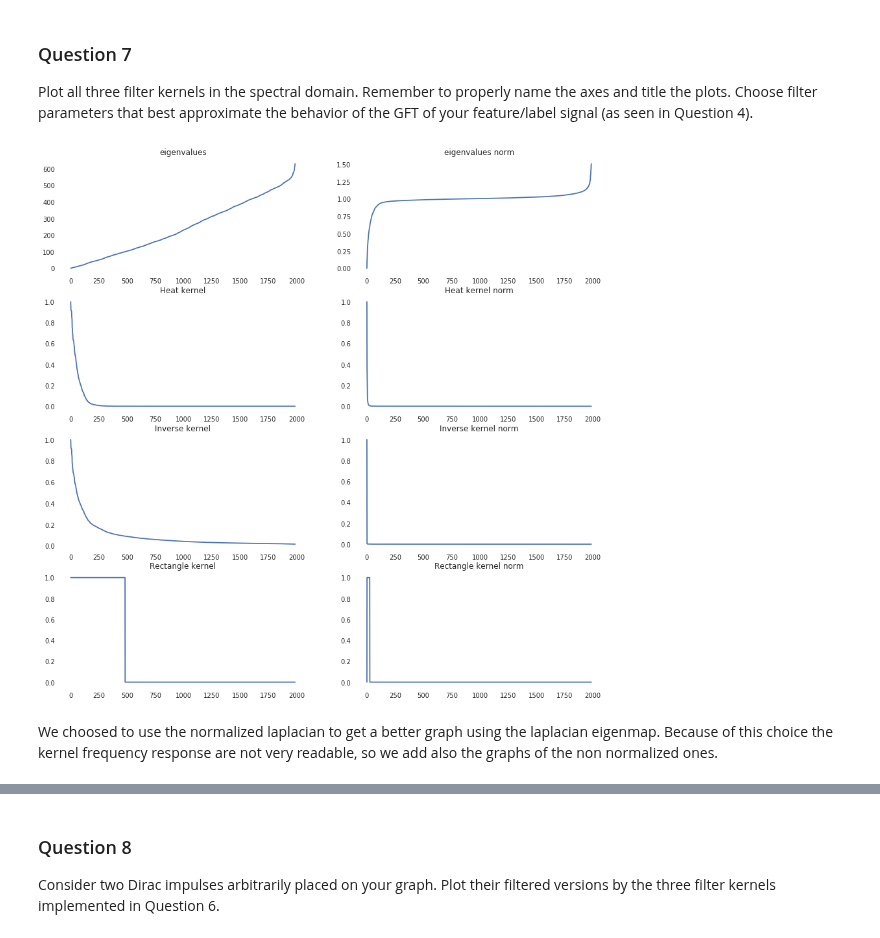
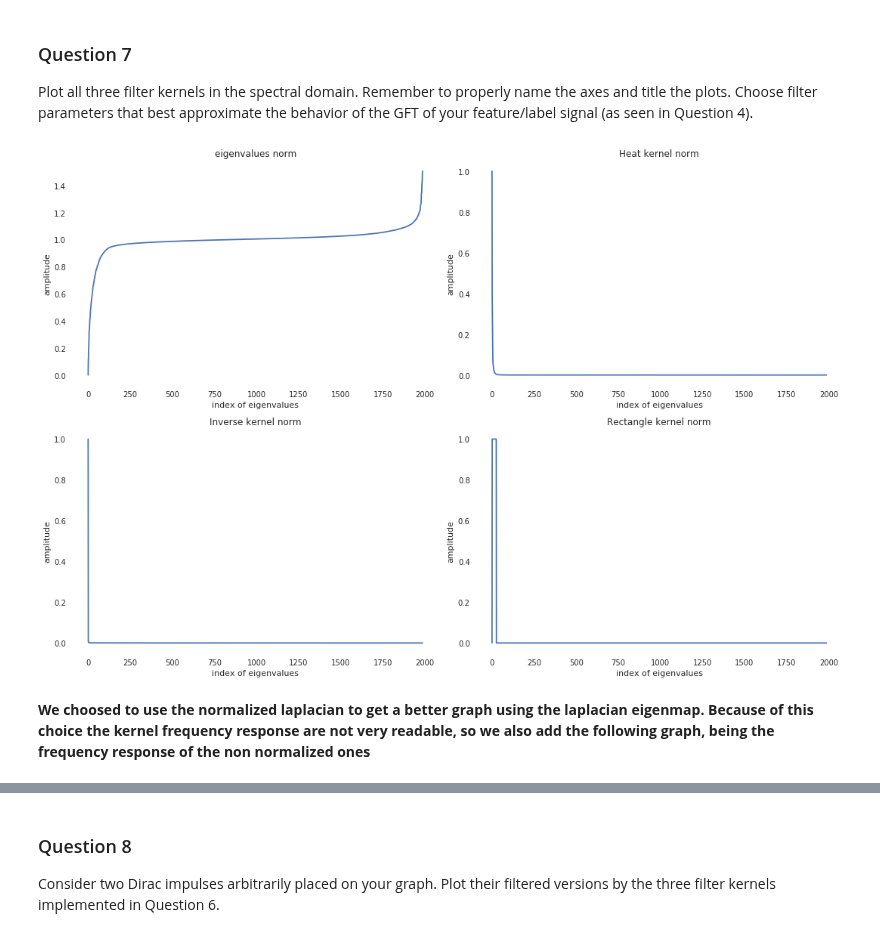
Before and after one commit to TTimTT/NTDS_Project, a Jupyter notebook: milestone_4/Tim_graph_signal_processing.ipynb, the cells around one changed output, grey strips where cells are left out. Cells and saved outputs as stored; diff of their text form; code cells hidden in the pictures.

```diff
--- a/milestone_4/Tim_graph_signal_processing.ipynb
+++ b/milestone_4/Tim_graph_signal_processing.ipynb
@@ -280,32 +280,34 @@ def graph_filter(x, kernel, **kwargs):
 Plot all three filter kernels in the spectral domain. Remember to properly name the axes and title the plots. Choose filter parameters that best approximate the behavior of the GFT of your feature/label signal (as seen in Question 4).
 # %%
 e_non_norm, v_non_norm = np.linalg.eigh(laplacian) # Ordered Laplacian eigenvalues.
-fig=plt.figure(figsize=(15, 15));
-ax1=fig.add_subplot(421)
-ax1.set_title("eigenvalues")
-ax1.plot(e_non_norm)
-ax2=fig.add_subplot(422)
-ax2.set_title("eigenvalues norm")
-ax2.plot(e)
-ax3=fig.add_subplot(423)
-ax3.set_title("Heat kernel")
-ax3.plot(heat_kernel(e_non_norm,0.1))
-ax4=fig.add_subplot(424)
-ax4.set_title("Heat kernel norm")
-ax4.plot(heat_kernel(e,9))
-ax5=fig.add_subplot(425)
-ax5.set_title("Inverse kernel")
-ax5.plot(inverse_kernel(e_non_norm,0.1))
-ax6=fig.add_subplot(426)
-ax6.set_title("Inverse kernel norm")
-ax6.plot(inverse_kernel(e,1700))
-ax7=fig.add_subplot(427)
-ax7.set_title("Rectangle kernel")
-ax7.plot(rectangle_kernel(e_non_norm,0,100));
-ax8=fig.add_subplot(428)
-ax8.set_title("Rectangle kernel norm")
-ax8.plot(rectangle_kernel(e,0,0.6));
+fig=plt.figure(figsize=(15, 10));
+
+ax1=fig.add_subplot(221)
+ax1.set_title("eigenvalues norm")
+ax1.set_xlabel('index of eigenvalues')
+ax1.set_ylabel('amplitude')
+ax1.plot(e)
+
+ax2=fig.add_subplot(222)
+ax2.set_title("Heat kernel norm")
+ax2.plot(heat_kernel(e,9))
+ax2.set_xlabel('index of eigenvalues')
+ax2.set_ylabel('amplitude')
+
+ax3=fig.add_subplot(223)
+ax3.set_title("Inverse kernel norm")
+ax3.plot(inverse_kernel(e,1700))
+ax3.set_xlabel('index of eigenvalues')
+ax3.set_ylabel('amplitude')
+
+ax4=fig.add_subplot(224)
+ax4.set_title("Rectangle kernel norm")
+ax4.plot(rectangle_kernel(e,0,0.6));
+ax4.set_xlabel('index of eigenvalues')
+ax4.set_ylabel('amplitude')
+plt.tight_layout()
+plt.show()
 # %% [output]
-[figure, old version]
+[figure, new version]
 # %% [markdown]
-We choosed to use the normalized laplacian to get a better graph using the laplacian eigenmap. Because of this choice the kernel frequency response are not very readable, so we add also the graphs of the non normalized ones.
+**We choosed to use the normalized laplacian to get a better graph using the laplacian eigenmap. Because of this choice the kernel frequency response are not very readable, so we also add the following graph, being the frequency response of the non normalized ones**
```
Also changed, not shown: parts of 10 cells of this notebook.
